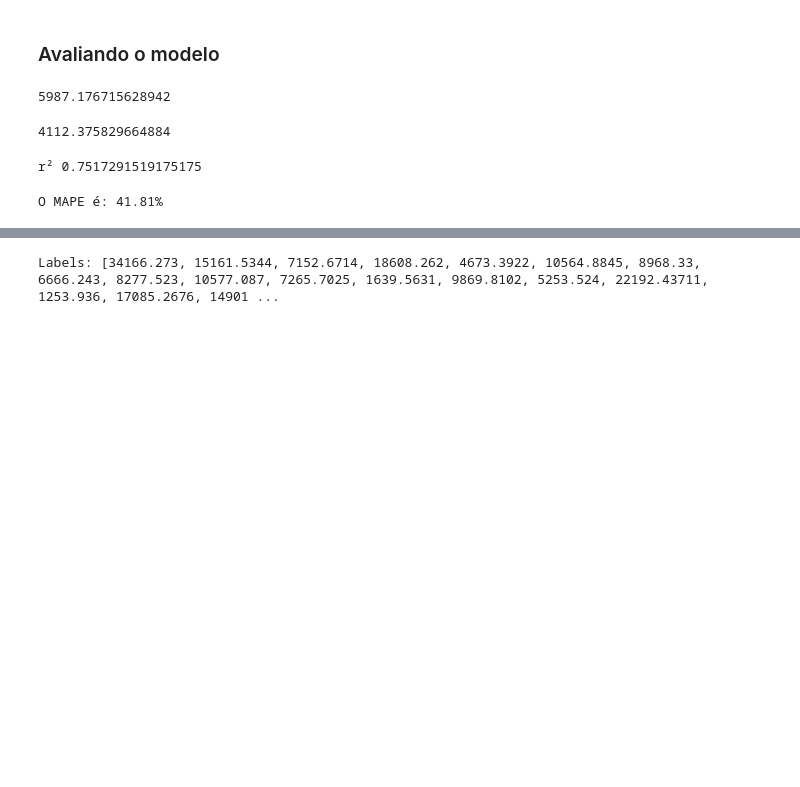
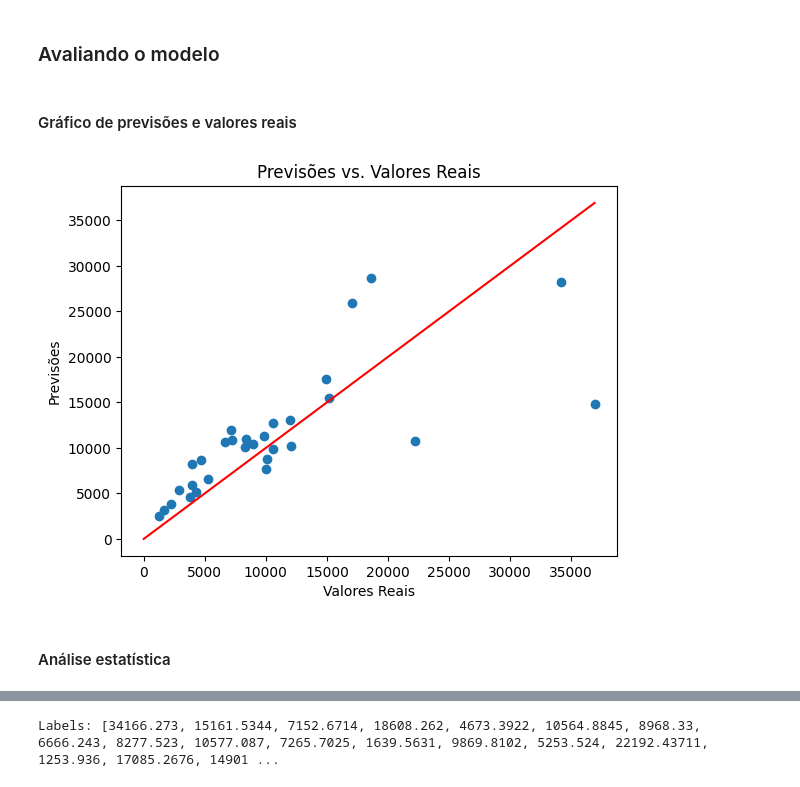
Before and after one commit to caroldf07/tech-challenges-pos-tech-ia, a Jupyter notebook: tech-challenge-fase-1/resolucao-desafio.ipynb, the cells around one changed output, grey strips where cells are left out. Cells and saved outputs as stored; diff of their text form; code cells hidden in the pictures; blank space fills up the shorter version.

```diff
--- a/tech-challenge-fase-1/resolucao-desafio.ipynb
+++ b/tech-challenge-fase-1/resolucao-desafio.ipynb
@@ -357,36 +367,16 @@ print("Labels:", list(some_labels))
 Labels: [34166.273, 15161.5344, 7152.6714, 18608.262, 4673.3922, 10564.8845, 8968.33, 6666.243, 8277.523, 10577.087, 7265.7025, 1639.5631, 9869.8102, 5253.524, 22192.43711, 1253.936, 17085.2676, 14901 ...
 # %% [markdown]
 ### Avaliando o modelo
-# %%
-# erro médio quadrático eleva ao quadrado a média do erro médio absoluto. Estou avaliando se os erros não são tão grandes, esses erros são penalizados.
-# penaliza muito mais valores distantes da média.
-
-insurance_predictions = model.predict(insurance_prepared_scaled)
-mse = mean_squared_error(insurance_labels, insurance_predictions)
-rmse = np.sqrt(mse) # raiz quadrada aqui
-rmse
-# %% [output]
-5987.176715628942
-# %%
-mae = mean_absolute_error(insurance_labels, insurance_predictions)
-mae
-# %% [output]
-4112.375829664884
-# %%
-r2 = r2_score(insurance_labels, insurance_predictions)
-print('r²',r2)
-# %% [output]
-r² 0.7517291519175175
-# %%
-def calculate_mape(labels, predictions):
-    errors = np.abs(labels - predictions)
-    relative_errors = errors / np.abs(labels)
-    mape = np.mean(relative_errors) * 100
-    return mape
-
-mape_result = calculate_mape(insurance_labels, insurance_predictions)
-
-# Imprimir o resultado
-print(f"O MAPE é: {mape_result:.2f}%")
-# %% [output]
-O MAPE é: 41.81%
+# %% [markdown]
+#### Gráfico de previsões e valores reais
+# %%
+plt.scatter(some_labels, predictions[:len(some_labels)])
+plt.xlabel('Valores Reais')
+plt.ylabel('Previsões')
+plt.title('Previsões vs. Valores Reais')
+plt.plot([0, max(some_labels)], [0, max(some_labels)], color='red')
+plt.show()
+# %% [output]
+[figure, added]
+# %% [markdown]
+#### Análise estatística
```
Also changed, not shown: parts of 31 cells of this notebook, 1 other file.
